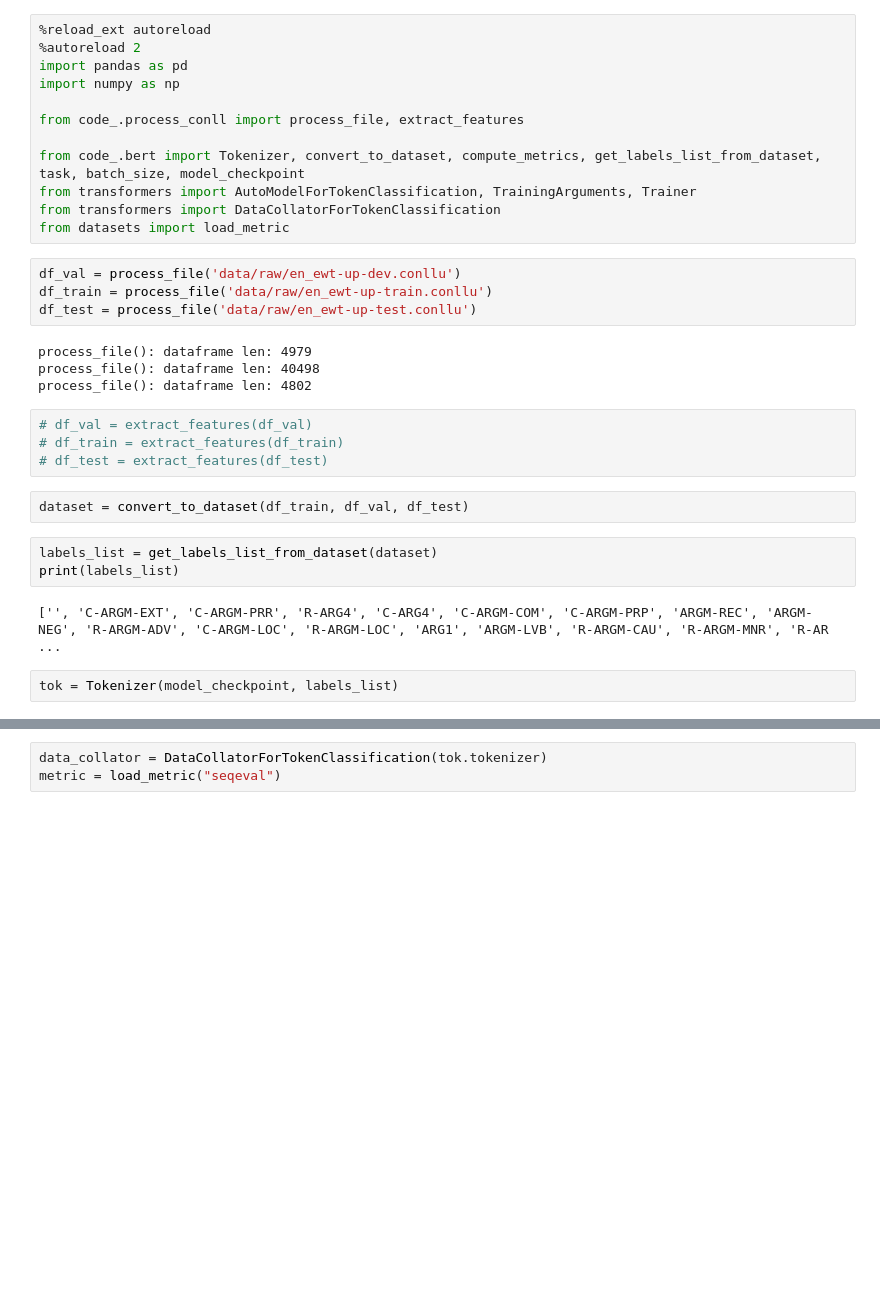
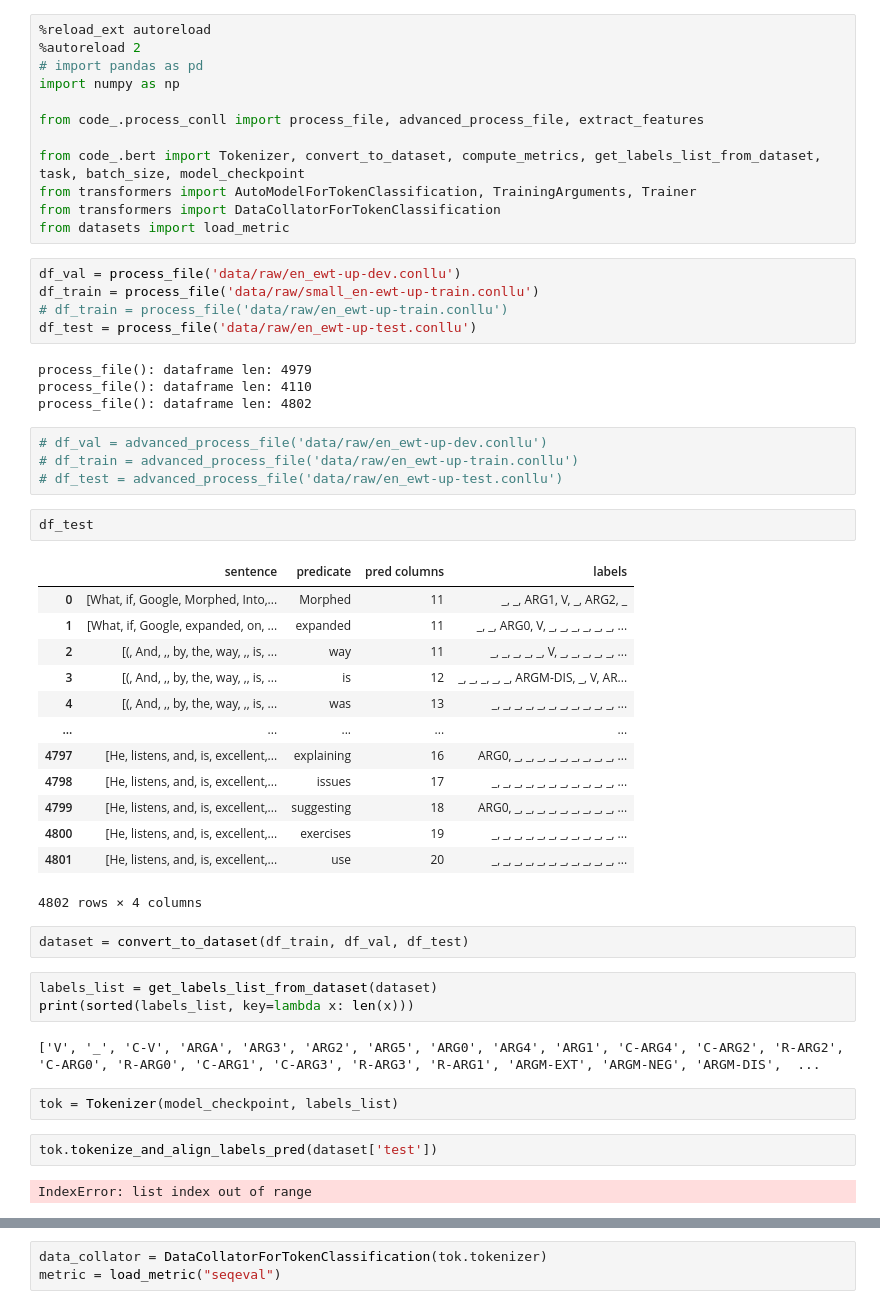
Before and after one commit to andpuc23/AdvancedNLP, a Jupyter notebook: Task_3/main.ipynb, the cells around one changed output, grey strips where cells are left out. Saved outputs shown, nothing was run; the diff lists cells and outputs as text; blank space fills up the shorter version.

```diff
--- a/Task_3/main.ipynb
+++ b/Task_3/main.ipynb
@@ -1,10 +1,10 @@
 # %%
 %reload_ext autoreload
 %autoreload 2
-import pandas as pd
+# import pandas as pd
 import numpy as np
 
-from code_.process_conll import process_file, extract_features
+from code_.process_conll import process_file, advanced_process_file, extract_features
 
 from code_.bert import Tokenizer, convert_to_dataset, compute_metrics, get_labels_list_from_dataset, task, batch_size, model_checkpoint
 from transformers import AutoModelForTokenClassification, TrainingArguments, Trainer
@@ -12,23 +12,44 @@ from transformers import DataCollatorForTokenClassification
 from datasets import load_metric
 # %%
 df_val = process_file('data/raw/en_ewt-up-dev.conllu')
-df_train = process_file('data/raw/en_ewt-up-train.conllu')
+df_train = process_file('data/raw/small_en-ewt-up-train.conllu')
+# df_train = process_file('data/raw/en_ewt-up-train.conllu')
 df_test = process_file('data/raw/en_ewt-up-test.conllu')
 # %% [output]
 process_file(): dataframe len: 4979
-process_file(): dataframe len: 40498
+process_file(): dataframe len: 4110
 process_file(): dataframe len: 4802
-# %%
-# df_val = extract_features(df_val)
-# df_train = extract_features(df_train)
-# df_test = extract_features(df_test)
+# %%
+# df_val = advanced_process_file('data/raw/en_ewt-up-dev.conllu')
+# df_train = advanced_process_file('data/raw/en_ewt-up-train.conllu')
+# df_test = advanced_process_file('data/raw/en_ewt-up-test.conllu')
+# %%
+df_test
+# %% [output]
+|  | sentence | predicate | pred columns | labels |
+| 0 | [What, if, Google, Morphed, Into,... | Morphed | 11 | _, _, ARG1, V, _, ARG2, _ |
+| 1 | [What, if, Google, expanded, on, ... | expanded | 11 | _, _, ARG0, V, _, _, _, _, _, _, ... |
+| 2 | [(, And, ,, by, the, way, ,, is, ... | way | 11 | _, _, _, _, _, V, _, _, _, _, _, ... |
+| 3 | [(, And, ,, by, the, way, ,, is, ... | is | 12 | _, _, _, _, _, ARGM-DIS, _, V, AR... |
+| 4 | [(, And, ,, by, the, way, ,, is, ... | was | 13 | _, _, _, _, _, _, _, _, _, _, _, ... |
+| ... | ... | ... | ... | ... |
+| 4797 | [He, listens, and, is, excellent,... | explaining | 16 | ARG0, _, _, _, _, _, _, _, _, _, ... |
+| 4798 | [He, listens, and, is, excellent,... | issues | 17 | _, _, _, _, _, _, _, _, _, _, _, ... |
+| 4799 | [He, listens, and, is, excellent,... | suggesting | 18 | ARG0, _, _, _, _, _, _, _, _, _, ... |
+| 4800 | [He, listens, and, is, excellent,... | exercises | 19 | _, _, _, _, _, _, _, _, _, _, _, ... |
+| 4801 | [He, listens, and, is, excellent,... | use | 20 | _, _, _, _, _, _, _, _, _, _, _, ... |
+4802 rows × 4 columns
 # %%
 dataset = convert_to_dataset(df_train, df_val, df_test)
 # %%
 labels_list = get_labels_list_from_dataset(dataset)
-print(labels_list)
+print(sorted(labels_list, key=lambda x: len(x)))
 # %% [output]
-['', 'C-ARGM-EXT', 'C-ARGM-PRR', 'R-ARG4', 'C-ARG4', 'C-ARGM-COM', 'C-ARGM-PRP', 'ARGM-REC', 'ARGM-NEG', 'R-ARGM-ADV', 'C-ARGM-LOC', 'R-ARGM-LOC', 'ARG1', 'ARGM-LVB', 'R-ARGM-CAU', 'R-ARGM-MNR', 'R-AR ...
+['V', '_', 'C-V', 'ARGA', 'ARG3', 'ARG2', 'ARG5', 'ARG0', 'ARG4', 'ARG1', 'C-ARG4', 'C-ARG2', 'R-ARG2', 'C-ARG0', 'R-ARG0', 'C-ARG1', 'C-ARG3', 'R-ARG3', 'R-ARG1', 'ARGM-EXT', 'ARGM-NEG', 'ARGM-DIS',  ...
 # %%
 tok = Tokenizer(model_checkpoint, labels_list)
+# %%
+tok.tokenize_and_align_labels_pred(dataset['test'])
+# %% [output]
+IndexError: list index out of range
 # %%
```
Also changed, not shown: parts of 14 cells of this notebook, 3 other files.
